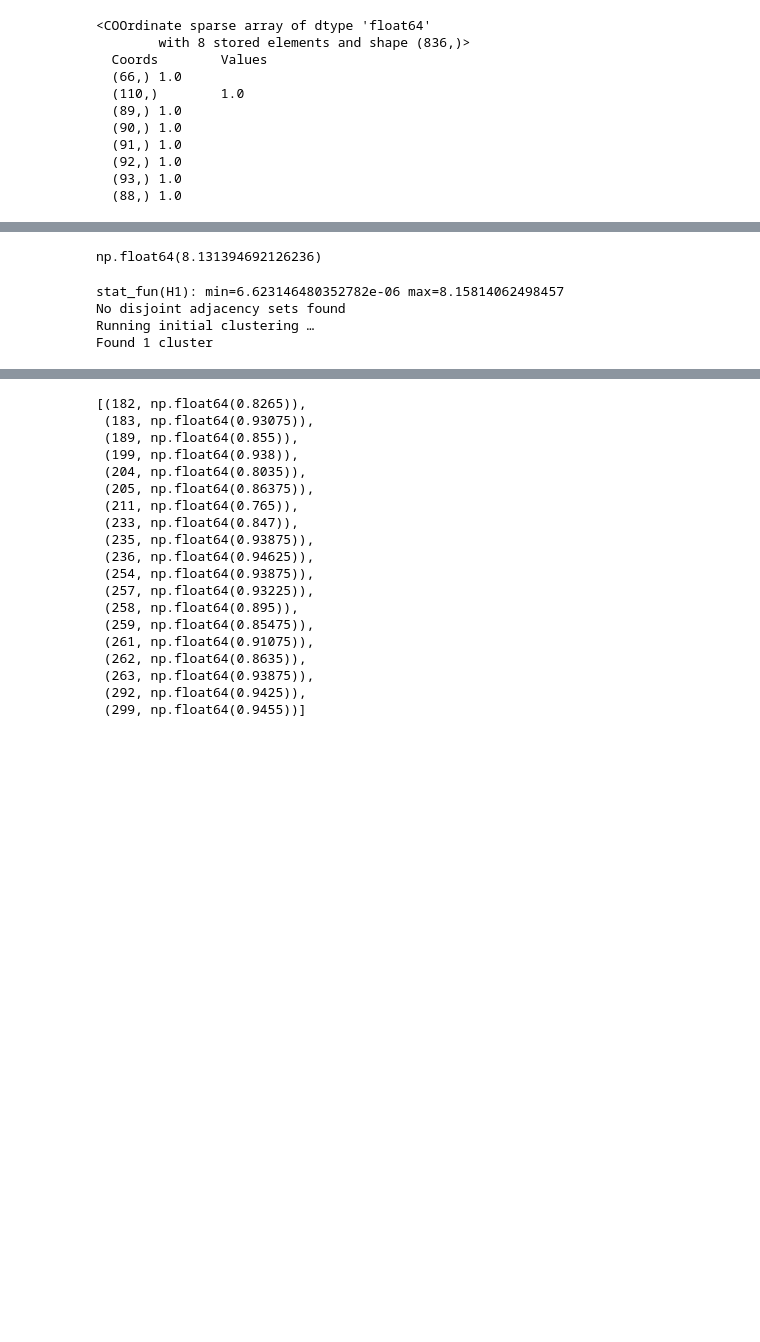
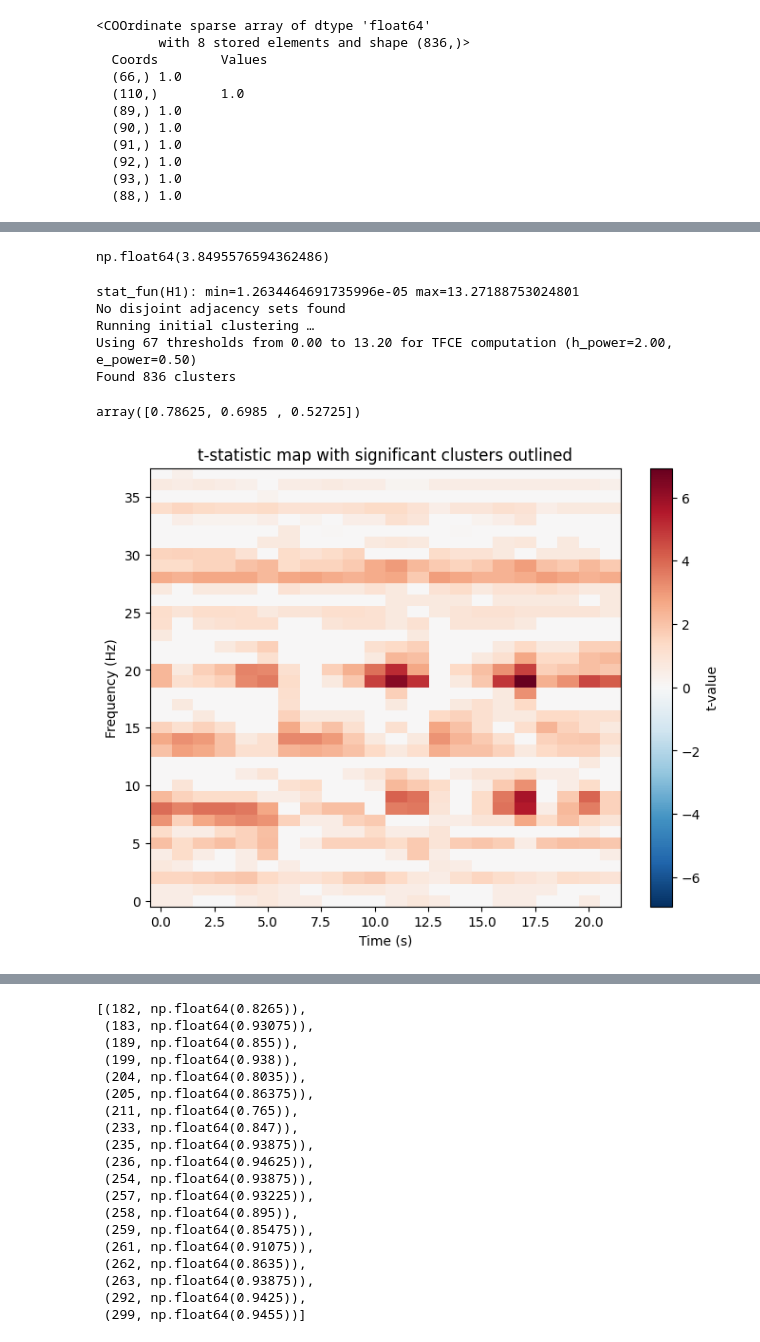
Before and after one commit to Dm1stry/Statistical_Tests, a Jupyter notebook: StatisticalTesting_cbpt.ipynb, the cells around one changed output, grey strips where cells are left out. Drawn from its saved outputs; the diff is of its cells as text; code cells hidden in the pictures; blank space fills up the shorter version.

```diff
--- a/StatisticalTesting_cbpt.ipynb
+++ b/StatisticalTesting_cbpt.ipynb
@@ -416,18 +422,65 @@ f_thresh=dict(start=0, step=0.2)
 import scipy
 p_unc = 0.005
 dfn = 1  # степени свободы числителя (между группами) = количество групп - 1
-dfd = (left_sample_reshaped.shape[0] + right_sample_reshaped.shape[0] - 2)  # внутригрупповые степени свободы
+dfd = (left_sample_reshaped.shape[0] + right_sample_reshaped.shape[0] - dfn*2)  # внутригрупповые степени свободы
 f_thresh = scipy.stats.f.ppf(1 - p_unc, dfn, dfd)
 f_thresh
 # %% [output]
-np.float64(8.131394692126236)
+np.float64(3.8495576594362486)
 # %%
 F_obs, clusters, cluster_pv, H0 = mne.stats.permutation_cluster_test([left_sample_reshaped, right_sample_reshaped], threshold=f_thresh, n_permutations=4000,
-                                   adjacency=time_adjacency, seed = 42, n_jobs = 5, check_disjoint=True)
+                                   adjacency=time_adjacency, seed = 42, n_jobs = 5, check_disjoint=True, out_type='mask')
 #significant_points = cluster_pv.reshape(F_obs.shape).T < 0.05
 #print(str(significant_points.sum()) + " points selected by TFCE ...")
 # %% [output]
-stat_fun(H1): min=6.623146480352782e-06 max=8.15814062498457
+stat_fun(H1): min=1.2634464691735996e-05 max=13.27188753024801
 No disjoint adjacency sets found
 Running initial clustering …
-Found 1 cluster
+Using 67 thresholds from 0.00 to 13.20 for TFCE computation (h_power=2.00, e_power=0.50)
+Found 836 clusters
+# %%
+cluster_pv
+# %% [output]
+array([0.78625, 0.6985 , 0.52725])
+# %%
+import numpy as np
+import matplotlib.pyplot as plt
+from matplotlib.colors import TwoSlopeNorm
+
+# Выбираем значимые кластеры (p < 0.05)
+significant_clusters = [mask for mask, p in zip(clusters, cluster_pv) if p < 0.05]
+
+# Создаём общую маску значимых точек (объединение всех значимых кластеров)
+sig_mask = np.zeros_like(F_obs, dtype=bool)
+for mask in significant_clusters:
+    sig_mask |= mask
+
+# Настройка фигуры
+fig, ax = plt.subplots(1, 1, figsize=(8, 6))
+
+# Отрисовка карты t-статистики
+# Для двустороннего теста используем дивергирующую цветовую карту
+# Симметричная нормализация вокруг нуля
+vmax = max(abs(F_obs.min()), abs(F_obs.max()))
+norm = TwoSlopeNorm(vmin=-vmax, vcenter=0, vmax=vmax)
+
+im = ax.imshow(F_obs, origin='lower', aspect='auto', cmap='RdBu_r', norm=norm)
+               #,extent=[times[0], times[-1], freqs[0], freqs[-1]])
+plt.colorbar(im, ax=ax, label='t-value')
+
+# Наложение контуров значимых кластеров
+for mask in significant_clusters:
+    # contour ожидает массив, где 1 = внутри, 0 = снаружи
+    # Используем уровни [0.5] для обводки границы
+    ax.contour(mask, levels=[0.5], colors='black', linewidths=1)
+               #,extent=[times[0], times[-1], freqs[0], freqs[-1]])
+
+# Оформление осей
+ax.set_xlabel('Time (s)')
+ax.set_ylabel('Frequency (Hz)')
+ax.set_title('t-statistic map with significant clusters outlined')
+
+#plt.tight_layout()
+plt.show()
+# %% [output]
+[figure, added]
```
Also changed, not shown: parts of 26 cells of this notebook, 2 other files.
